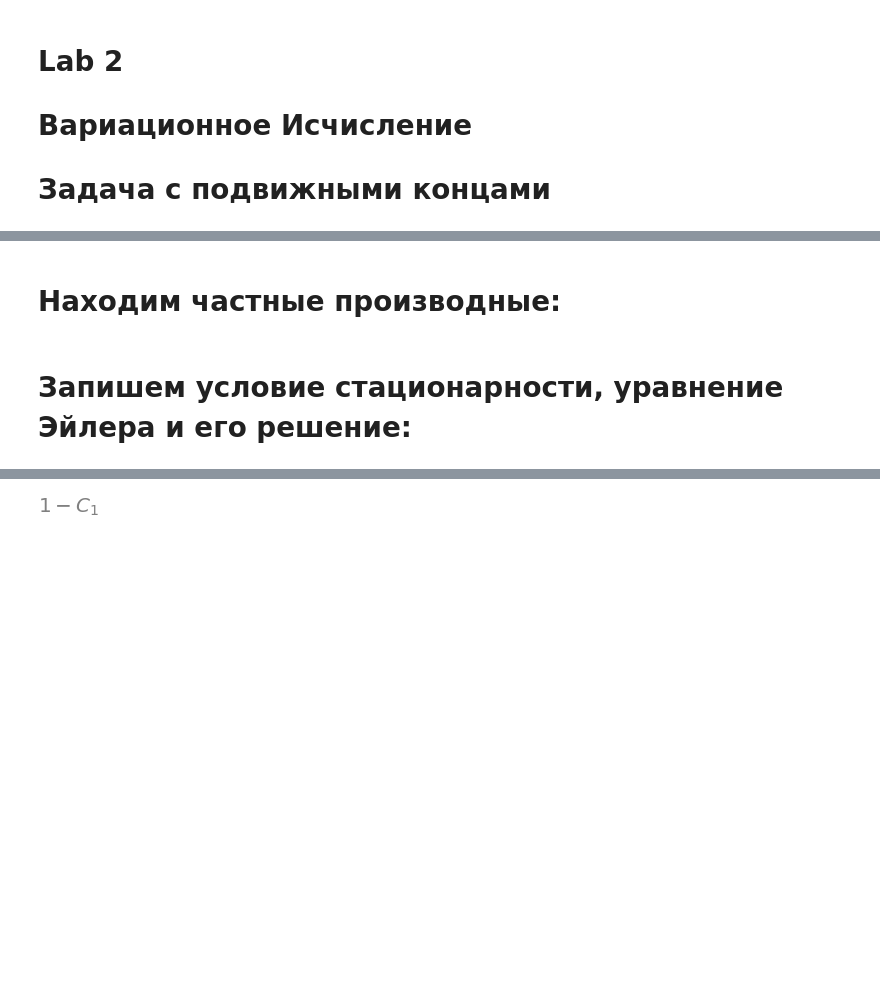
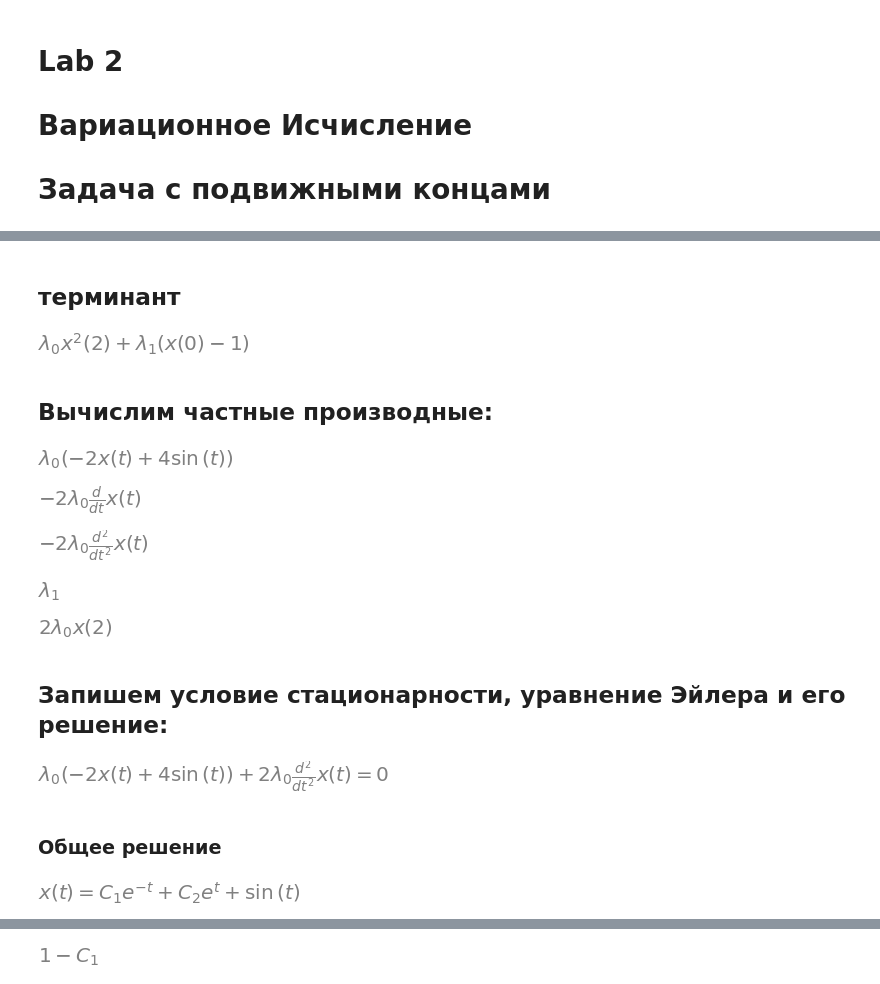
Before and after one commit to Andylandu/Calculus-of-Variations, a Jupyter notebook: lab-2.ipynb, the cells around one changed output, grey strips where cells are left out. Cells and saved outputs as stored; diff of their text form; code cells hidden in the pictures; blank space fills up the shorter version.

```diff
--- a/lab-2.ipynb
+++ b/lab-2.ipynb
@@ -24,2 +26,9 @@ l = lambda0 * x.subs(t, t2)**2 + lambda1 * (x.subs(t, t0) - 1)
+# %% [markdown]
+## терминант
+# %%
+l = λ0 * x.subs(t, t2)**2 + λ1 * (x.subs(t, t0) - 1)
+l
+# %% [output]
+[figure, added]
 # %% [markdown]
-# Находим частные произвoдные:
+## Вычислим частные произвoдные:
@@ -32,5 +35,39 @@ lx_2 = l.diff(x.subs(t, t2))
+# %%
+Lx = L.diff(x)
+Lx
+# %% [output]
+[figure, added]
+# %%
+LDx = L.diff(Dx)
+LDx
+# %% [output]
+[figure, added]
+# %%
+LDx_dt = LDx.diff(t)
+LDx_dt
+# %% [output]
+[figure, added]
+# %%
+lx_0 = l.diff(x.subs(t, t0))
+lx_0
+# %% [output]
+[figure, added]
+# %%
+lx_2 = l.diff(x.subs(t, t2))
+lx_2
+# %% [output]
+[figure, added]
 # %% [markdown]
-# Запишем условие стационарности, уравнение Эйлера и его решение:
+## Запишем условие стационарности, уравнение Эйлера и его решение:
 # %%
 Euler = sp.Eq(-LDx_dt + Lx, 0)
-Euler_sol = sp.dsolve(Euler)
+Euler
+# %% [output]
+[figure, added]
+# %% [markdown]
+### Общее решение
+# %%
+Euler_sol = sp.dsolve(Euler)
+Euler_sol
+# %% [output]
+[figure, added]
```
Also changed, not shown: parts of 21 cells of this notebook.
